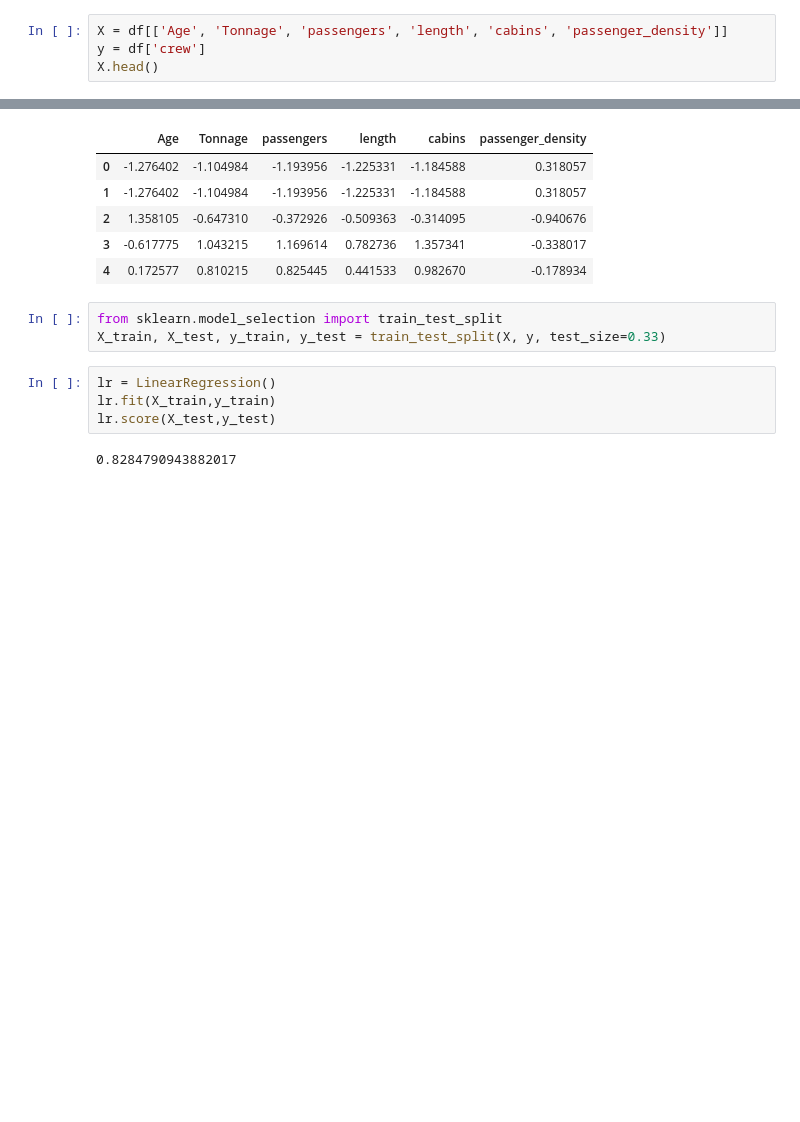
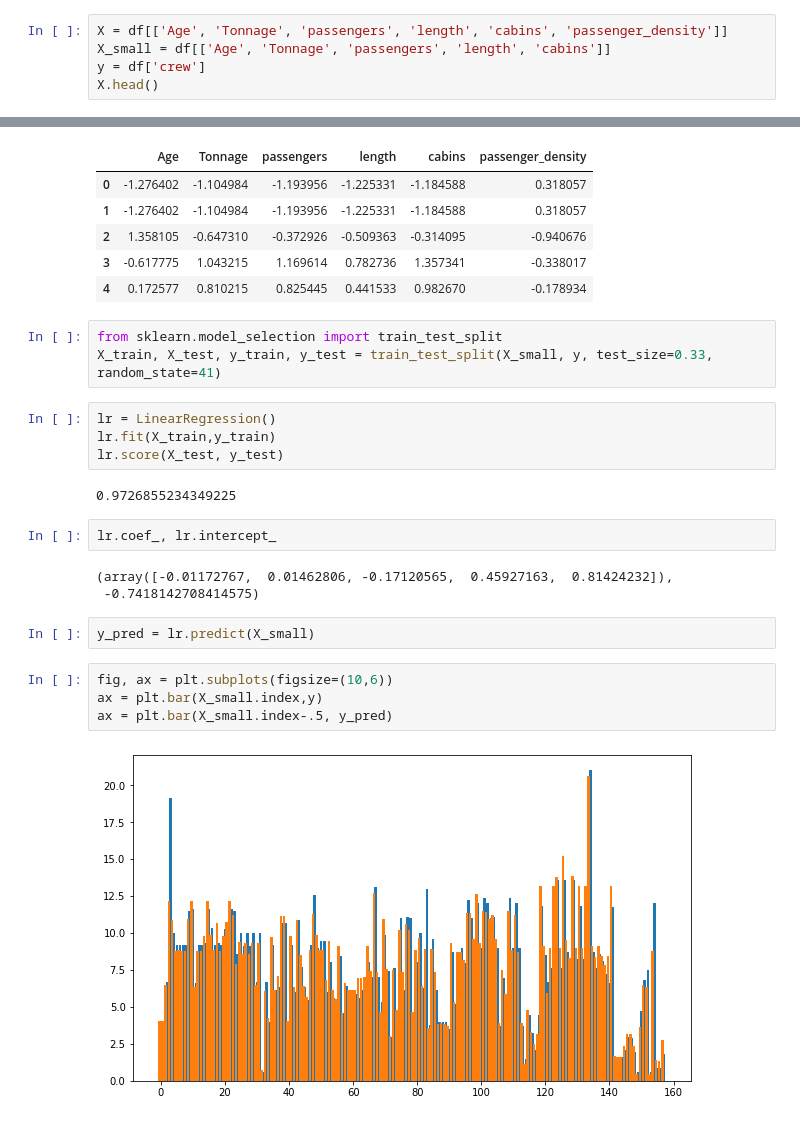
Before and after one commit to sam-thurman/cruise_ship, a Jupyter notebook: exploratory_1.ipynb, the cells around one changed output, grey strips where cells are left out. Drawn from its saved outputs; the diff is of its cells as text; blank space fills up the shorter version.

```diff
--- a/exploratory_1.ipynb
+++ b/exploratory_1.ipynb
@@ -26,5 +34,6 @@ df.describe()
 # %%
 X = df[['Age', 'Tonnage', 'passengers', 'length', 'cabins', 'passenger_density']]
+X_small = df[['Age', 'Tonnage', 'passengers', 'length', 'cabins']]
 y = df['crew']
 X.head()
 # %% [output]
@@ -48,10 +57,23 @@ X.head()
 | 4 | 0.172577 | 0.810215 | 0.825445 | 0.441533 | 0.982670 | -0.178934 |
 # %%
 from sklearn.model_selection import train_test_split
-X_train, X_test, y_train, y_test = train_test_split(X, y, test_size=0.33)
+X_train, X_test, y_train, y_test = train_test_split(X_small, y, test_size=0.33, random_state=41)
 # %%
 lr = LinearRegression()
 lr.fit(X_train,y_train)
-lr.score(X_test,y_test)
+lr.score(X_test, y_test)
 # %% [output]
-0.8284790943882017
+0.9726855234349225
+# %%
+lr.coef_, lr.intercept_
+# %% [output]
+(array([-0.01172767,  0.01462806, -0.17120565,  0.45927163,  0.81424232]),
+ -0.7418142708414575)
+# %%
+y_pred = lr.predict(X_small)
+# %%
+fig, ax = plt.subplots(figsize=(10,6))
+ax = plt.bar(X_small.index,y)
+ax = plt.bar(X_small.index-.5, y_pred)
+# %% [output]
+[figure, added]
```
Also changed, not shown: parts of 1 cell of this notebook, 1 other file.
